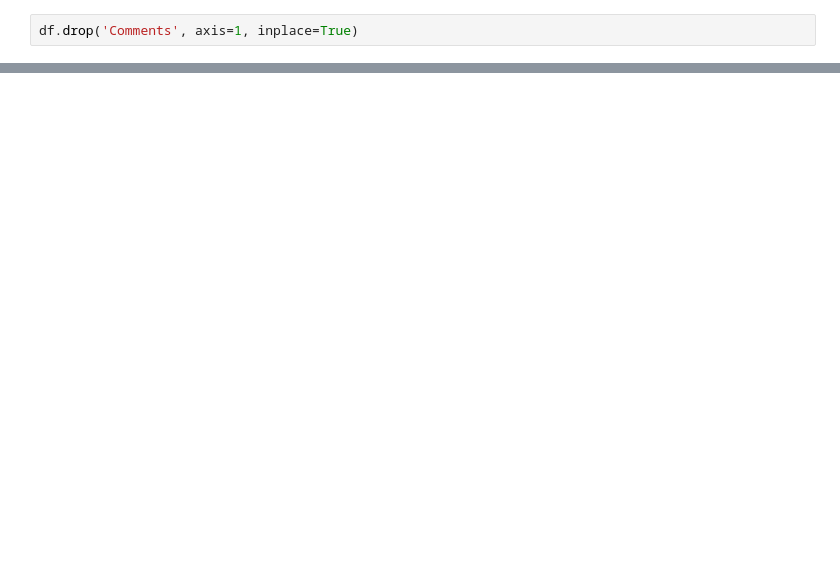
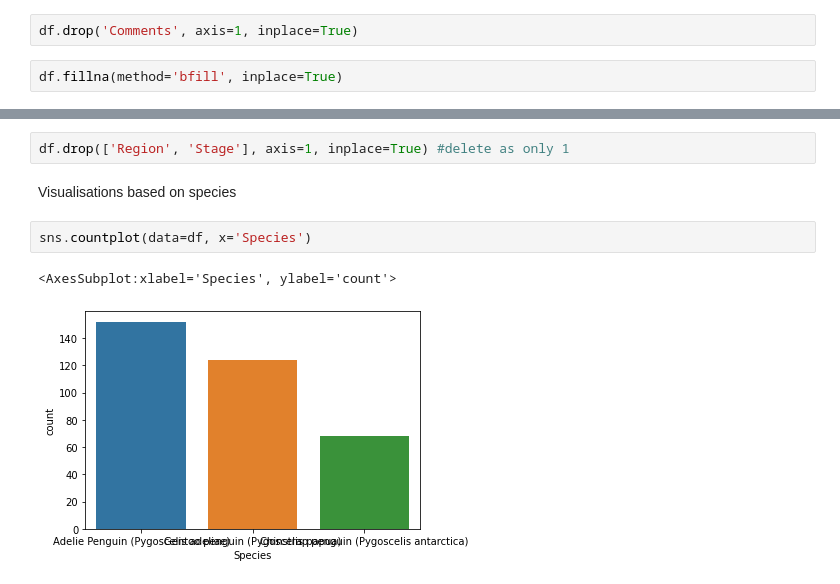
Before and after one commit to jamietsadler/xgboost_penguins, a Jupyter notebook: Penguins.ipynb, the cells around one changed output, grey strips where cells are left out. Drawn from its saved outputs; the diff is of its cells as text; blank space fills up the shorter version.

Commit message:
added visualisations

```diff
--- a/Penguins.ipynb
+++ b/Penguins.ipynb
@@ -71,2 +93,4 @@ dtype: int64
 # %%
 df.drop('Comments', axis=1, inplace=True)
+# %%
+df.fillna(method='bfill', inplace=True)
@@ -72,0 +139,9 @@ df.drop('Comments', axis=1, inplace=True)
+# %%
+df.drop(['Region', 'Stage'], axis=1, inplace=True) #delete as only 1
+# %% [markdown]
+Visualisations based on species
+# %%
+sns.countplot(data=df, x='Species')
+# %% [output]
+<AxesSubplot:xlabel='Species', ylabel='count'>
+[figure, added]
```
Also changed, not shown: parts of 16 cells of this notebook.
